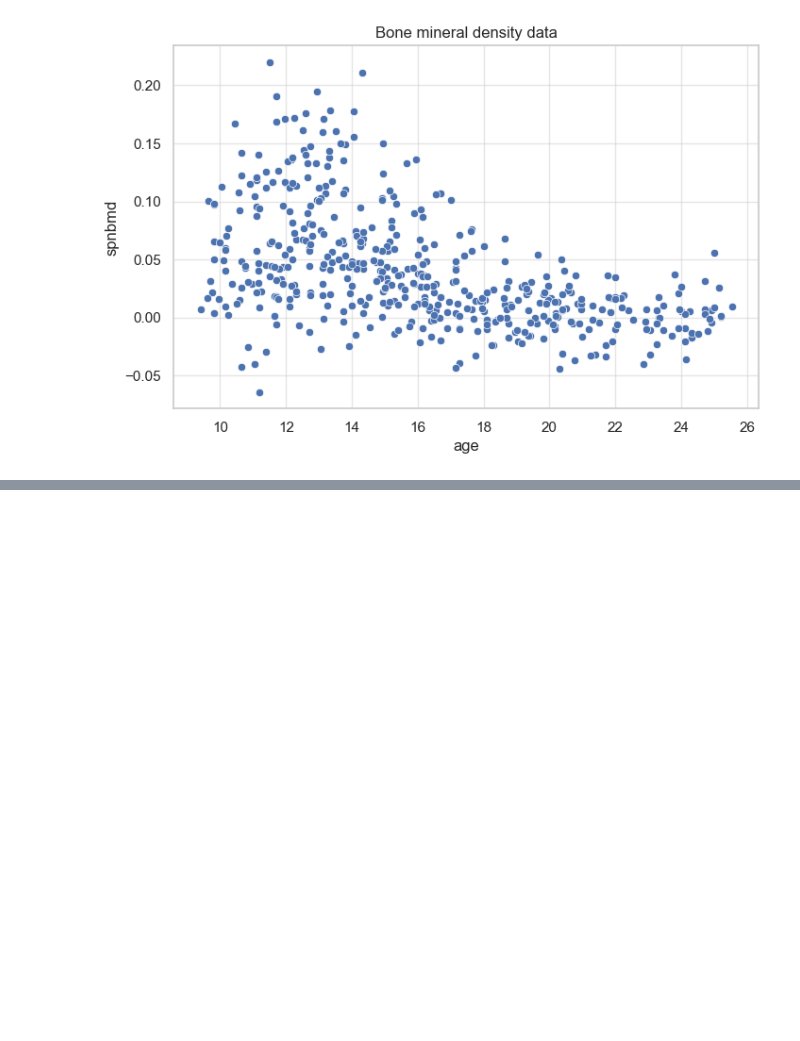
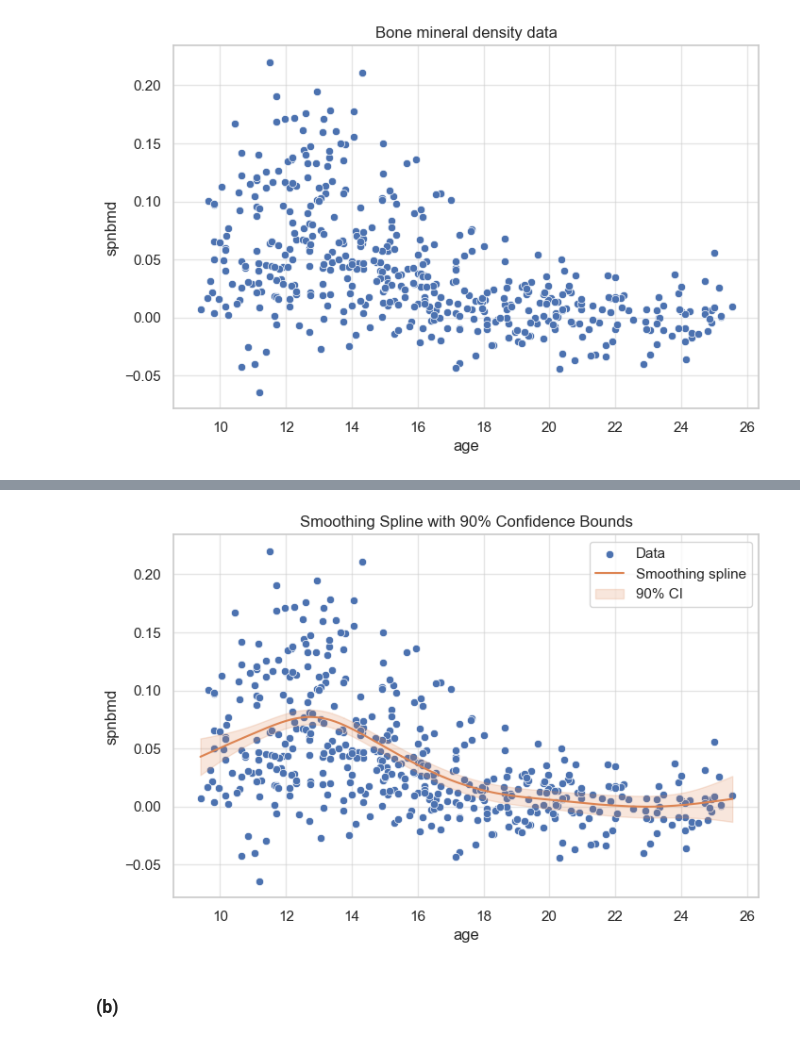
Before and after one commit to chris-leonard/elements-of-statistical-learning, a Jupyter notebook: chapter-8/chapter-8-exercises.ipynb, the cells around one changed output, grey strips where cells are left out. Cells and saved outputs as stored; diff of their text form; code cells hidden in the pictures; blank space fills up the shorter version.

```diff
--- a/chapter-8/chapter-8-exercises.ipynb
+++ b/chapter-8/chapter-8-exercises.ipynb
@@ -489,0 +266,6 @@ plt.show()
+# %%
+smoothing_spline_model.plot_training_predictions(confidence_level=0.90);
+# %% [output]
+[figure, added]
+# %% [markdown]
+### (b)
```
Also changed, not shown: parts of 47 cells of this notebook.
